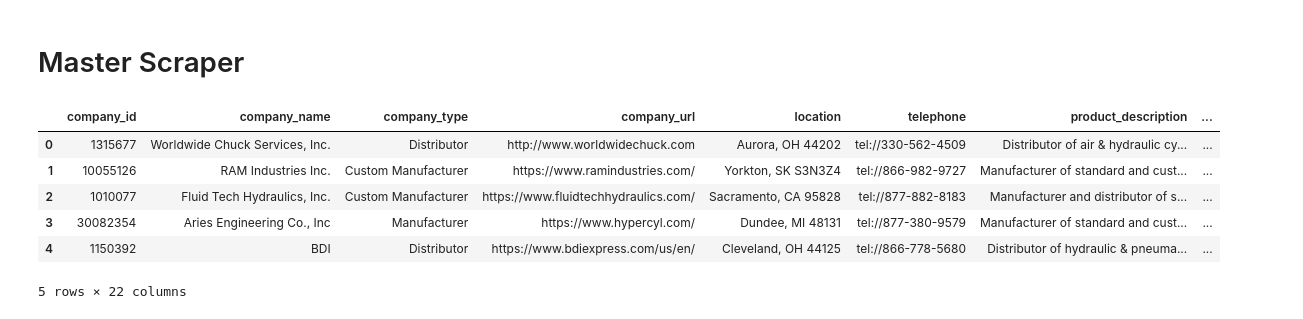
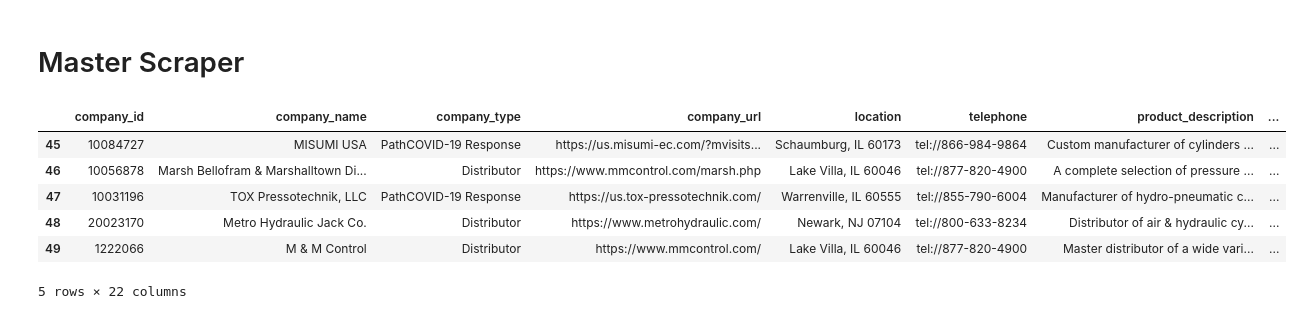
Before and after one commit to KayvanShah1/thomasnet-scraper, a Jupyter notebook: notebooks/thomas.ipynb, the cells around one changed output. Cells and saved outputs as stored; diff of their text form; code cells hidden in the pictures.

Commit message:
master harvester

```diff
--- a/notebooks/thomas.ipynb
+++ b/notebooks/thomas.ipynb
@@ -201,7 +201,7 @@ refs = ref_urls.values.tolist()
 # %%
 collected_data = []
 
-for ref in tqdm(refs[:25]):
+for ref in tqdm(refs[:50]):
     page = requests.get(ref[1]).text
     soup = BeautifulSoup(page,'lxml')
 
@@ -312,12 +312,12 @@ for ref in tqdm(refs[:25]):
 master_df = pd.DataFrame(collected_data)
 # %%
 master_df.to_csv('data/hydraulic_cylinder_master_data.csv',index=False)
-master_df.head()
+master_df.tail()
 # %% [output]
 |  | company_id | company_name | company_type | company_url | location | telephone | product_description | ... |
-| 0 | 1315677 | Worldwide Chuck Services, Inc. | Distributor | http://www.worldwidechuck.com | Aurora, OH 44202 | tel://330-562-4509 | Distributor of air & hydraulic cy... | ... |
-| 1 | 10055126 | RAM Industries Inc. | Custom Manufacturer | https://www.ramindustries.com/ | Yorkton, SK S3N3Z4 | tel://866-982-9727 | Manufacturer of standard and cust... | ... |
-| 2 | 1010077 | Fluid Tech Hydraulics, Inc. | Custom Manufacturer | https://www.fluidtechhydraulics.com/ | Sacramento, CA 95828 | tel://877-882-8183 | Manufacturer and distributor of s... | ... |
-| 3 | 30082354 | Aries Engineering Co., Inc | Manufacturer | https://www.hypercyl.com/ | Dundee, MI 48131 | tel://877-380-9579 | Manufacturer of standard and cust... | ... |
-| 4 | 1150392 | BDI | Distributor | https://www.bdiexpress.com/us/en/ | Cleveland, OH 44125 | tel://866-778-5680 | Distributor of hydraulic & pneuma... | ... |
+| 45 | 10084727 | MISUMI USA | PathCOVID-19 Response | https://us.misumi-ec.com/?mvisits... | Schaumburg, IL 60173 | tel://866-984-9864 | Custom manufacturer of cylinders ... | ... |
+| 46 | 10056878 | Marsh Bellofram & Marshalltown Di... | Distributor | https://www.mmcontrol.com/marsh.php | Lake Villa, IL 60046 | tel://877-820-4900 | A complete selection of pressure ... | ... |
+| 47 | 10031196 | TOX Pressotechnik, LLC | PathCOVID-19 Response | https://us.tox-pressotechnik.com/ | Warrenville, IL 60555 | tel://855-790-6004 | Manufacturer of hydro-pneumatic c... | ... |
+| 48 | 20023170 | Metro Hydraulic Jack Co. | Distributor | https://www.metrohydraulic.com/ | Newark, NJ 07104 | tel://800-633-8234 | Distributor of air & hydraulic cy... | ... |
+| 49 | 1222066 | M & M Control | Distributor | https://www.mmcontrol.com/ | Lake Villa, IL 60046 | tel://877-820-4900 | Master distributor of a wide vari... | ... |
 5 rows × 22 columns
```
Also changed, not shown: 5 other files.
